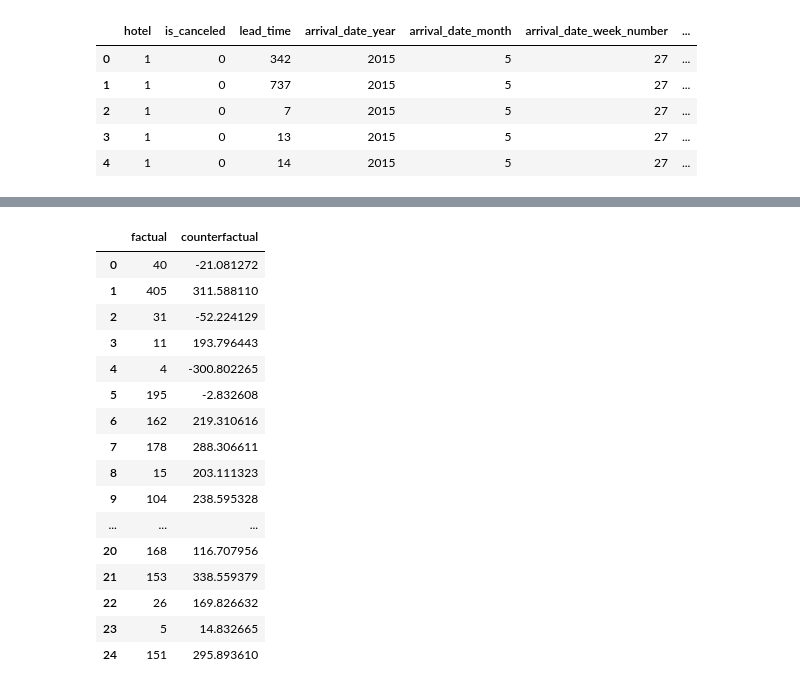
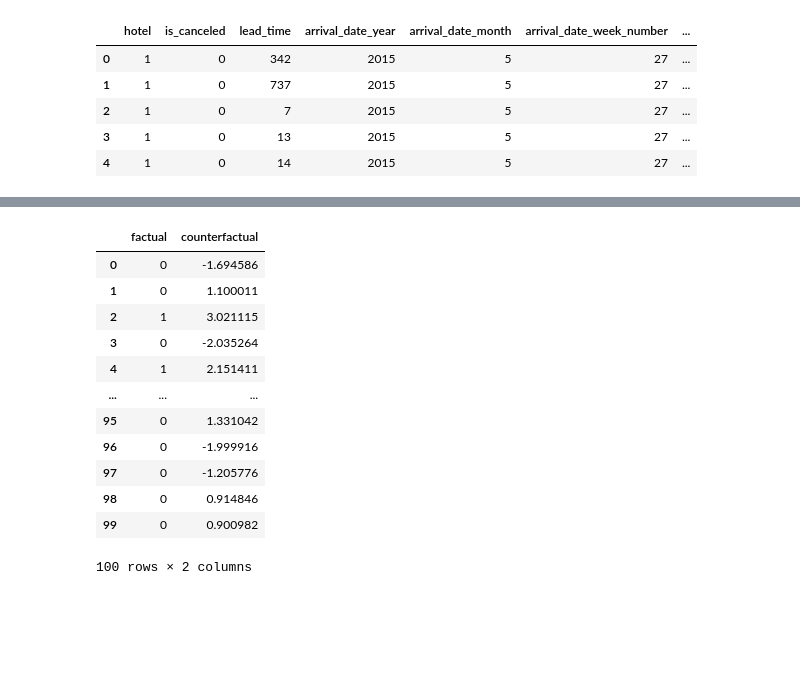
Before and after one commit to youlei202/distributional-counterfactual-explanation, a Jupyter notebook: poc.ipynb, the cells around one changed output, grey strips where cells are left out. Drawn from its saved outputs; the diff is of its cells as text; code cells hidden in the pictures; blank space fills up the shorter version.

```diff
--- a/poc.ipynb
+++ b/poc.ipynb
@@ -155,7 +162,7 @@ y_true = y_test.loc[indice]
 # %%
 from explainers.dce import DistributionalCounterfactualExplainer
 
-explainer = DistributionalCounterfactualExplainer(model=model, X=X, lr=1e-1, epsilon=0.5, lambda_val=10)
+explainer = DistributionalCounterfactualExplainer(model=model, X=X, y_target=y_target, lr=1e-1, epsilon=0.5, lambda_val=100)
 # %%
 explainer.optimize(max_iter=100)
 # %% [output]
@@ -179,7 +186,7 @@ Iter 51: Q = 3.2232630252838135, term1 = 0.01124550960958004, term2 = 3.21201753
 # %%
 factual_X = df[df_X.columns].loc[indice].copy()
-counterfactual_X = pd.DataFrame(explainer.X.detach().numpy() * std[df_X.columns].values + mean[df_X.columns].values, columns=df_X.columns)
-# counterfactual_X = pd.DataFrame(explainer.X.detach().numpy(), columns=df_X.columns)
+counterfactual_X = pd.DataFrame(explainer.best_X.detach().numpy() * std[df_X.columns].values + mean[df_X.columns].values, columns=df_X.columns)
+# counterfactual_X = pd.DataFrame(explainer.best_X.detach().numpy(), columns=df_X.columns)
 
 factual_y = pd.DataFrame(y.detach().numpy(),columns=[target_name], index=factual_X.index)
-counterfactual_y = pd.DataFrame(explainer.y.detach().numpy(),columns=[target_name], index=factual_X.index)
+counterfactual_y = pd.DataFrame(explainer.best_y.detach().numpy(),columns=[target_name], index=factual_X.index)
@@ -195,0 +214,5 @@ dtype: float32
+# %%
+counterfactual_X.index = factual_X.index
+counterfactual_X[target_name] = counterfactual_y
+# %%
+factual_X[target_name] = factual_y
@@ -196,27 +235,23 @@ dtype: float32
 # %%
-check_column = 'lead_time'
+check_column = 'booking_changes'
 pd.DataFrame({
     'factual': factual_X[check_column].values,
     'counterfactual': counterfactual_X[check_column].values
     })
 # %% [output]
 |  | factual | counterfactual |
-| 0 | 40 | -21.081272 |
-| 1 | 405 | 311.588110 |
-| 2 | 31 | -52.224129 |
-| 3 | 11 | 193.796443 |
-| 4 | 4 | -300.802265 |
-| 5 | 195 | -2.832608 |
-| 6 | 162 | 219.310616 |
-| 7 | 178 | 288.306611 |
-| 8 | 15 | 203.111323 |
-| 9 | 104 | 238.595328 |
+| 0 | 0 | -1.694586 |
+| 1 | 0 | 1.100011 |
+| 2 | 1 | 3.021115 |
+| 3 | 0 | -2.035264 |
+| 4 | 1 | 2.151411 |
 | ... | ... | ... |
-| 20 | 168 | 116.707956 |
-| 21 | 153 | 338.559379 |
-| 22 | 26 | 169.826632 |
-| 23 | 5 | 14.832665 |
-| 24 | 151 | 295.893610 |
+| 95 | 0 | 1.331042 |
+| 96 | 0 | -1.999916 |
+| 97 | 0 | -1.205776 |
+| 98 | 0 | 0.914846 |
+| 99 | 0 | 0.900982 |
+100 rows × 2 columns
 # %%
 factual_X[check_column].mean()
 # %% [output]
```
Also changed, not shown: parts of 18 cells of this notebook, 6 other files.
